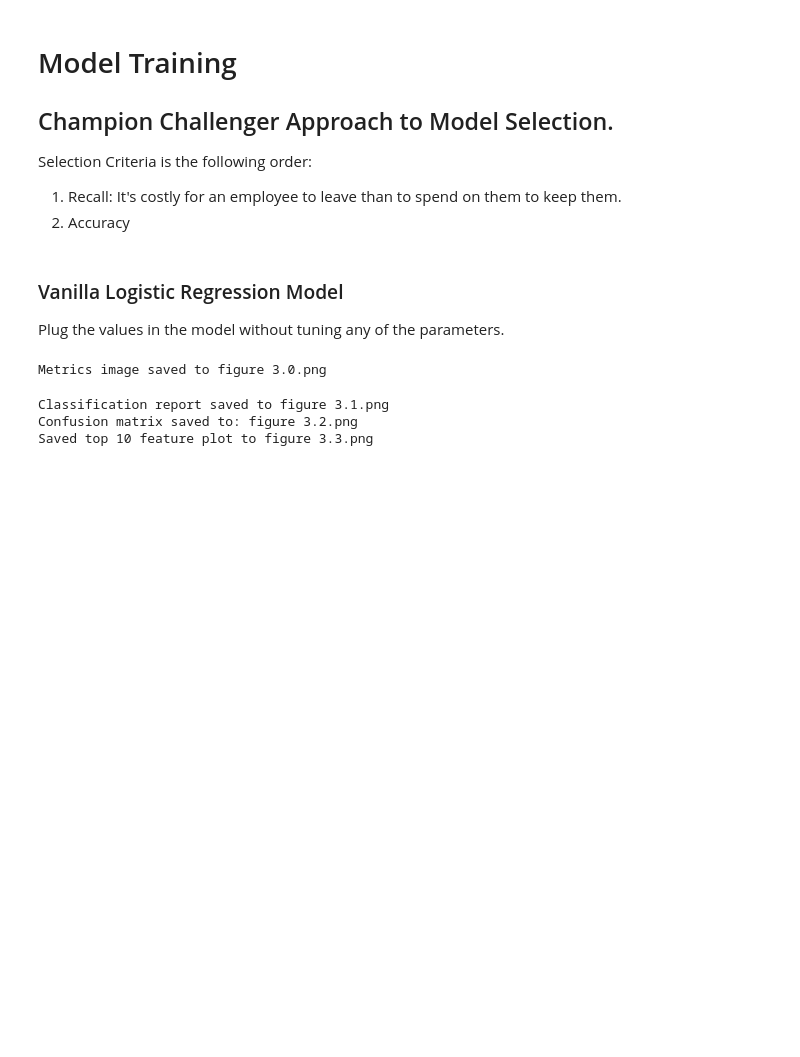
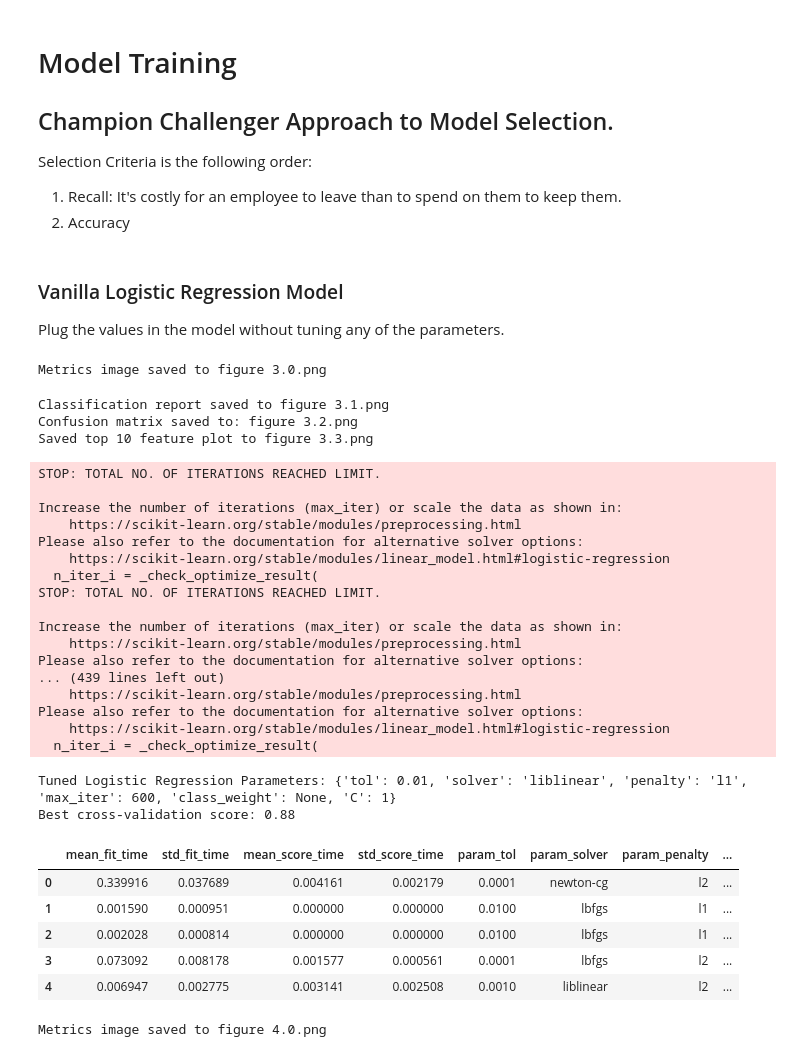
Before and after one commit to sumaila-ali/employee-attrition, a Jupyter notebook: Employeer Attrition.ipynb, the cells around one changed output. Saved outputs shown, nothing was run; the diff lists cells and outputs as text; code cells hidden in the pictures; blank space fills up the shorter version.

Commit message:
logistic regression built

```diff
--- a/Employeer Attrition.ipynb
+++ b/Employeer Attrition.ipynb
@@ -917,3 +916,61 @@ plot_top_features(logreg_vanilla, feature_names=features.columns, model_type='lo
 Classification report saved to figure 3.1.png
 Confusion matrix saved to: figure 3.2.png
 Saved top 10 feature plot to figure 3.3.png
+# %%
+param_grid = param_grid = {
+    'penalty': ['l1', 'l2', 'elasticnet', 'none'],
+    'C': [1e-4, 1e-3, 1e-2, 1e-1, 1, 10, 100, 1000, 1e4],
+    'solver': ['newton-cg', 'lbfgs', 'liblinear', 'sag', 'saga'],
+    'max_iter': [100, 200, 300, 400, 500, 600, 700, 800, 900, 1000],
+    'tol': [1e-4, 1e-3, 1e-2],
+    'class_weight': [None, 'balanced']
+}
+
+# Instantiate a logistic regression classifier
+logreg = LogisticRegression()
+
+# Instantiate the GRIDSEARCH object
+logreg_cv = RandomizedSearchCV(logreg,param_grid , cv=5, n_iter= 200, random_state=43, n_jobs= -1)
+
+# Fit it to the data
+logreg_cv.fit(X_train, y_train)
+
+# Print the tuned parameters and score
+print("Tuned Logistic Regression Parameters: {}".format(logreg_cv.best_params_))
+print('Best cross-validation score: {:.2f}'.format(logreg_cv.best_score_))
+
+results = pd.DataFrame(logreg_cv.cv_results_)
+file_name = 'Hyperparameter Search for Logistic Regression with Original Data.csv'
+display(results.head())
+results.to_csv(f'{file_name}', index = False)
+# %% [output]
+STOP: TOTAL NO. OF ITERATIONS REACHED LIMIT.
+
+Increase the number of iterations (max_iter) or scale the data as shown in:
+    https://scikit-learn.org/stable/modules/preprocessing.html
+Please also refer to the documentation for alternative solver options:
+    https://scikit-learn.org/stable/modules/linear_model.html#logistic-regression
+  n_iter_i = _check_optimize_result(
+STOP: TOTAL NO. OF ITERATIONS REACHED LIMIT.
+
+Increase the number of iterations (max_iter) or scale the data as shown in:
+    https://scikit-learn.org/stable/modules/preprocessing.html
+Please also refer to the documentation for alternative solver options:
+... (439 lines left out)
+    https://scikit-learn.org/stable/modules/preprocessing.html
+Please also refer to the documentation for alternative solver options:
+    https://scikit-learn.org/stable/modules/linear_model.html#logistic-regression
+  n_iter_i = _check_optimize_result(
+Tuned Logistic Regression Parameters: {'tol': 0.01, 'solver': 'liblinear', 'penalty': 'l1', 'max_iter': 600, 'class_weight': None, 'C': 1}
+Best cross-validation score: 0.88
+|  | mean_fit_time | std_fit_time | mean_score_time | std_score_time | param_tol | param_solver | param_penalty | ... |
+| 0 | 0.339916 | 0.037689 | 0.004161 | 0.002179 | 0.0001 | newton-cg | l2 | ... |
+| 1 | 0.001590 | 0.000951 | 0.000000 | 0.000000 | 0.0100 | lbfgs | l1 | ... |
+| 2 | 0.002028 | 0.000814 | 0.000000 | 0.000000 | 0.0100 | lbfgs | l1 | ... |
+| 3 | 0.073092 | 0.008178 | 0.001577 | 0.000561 | 0.0001 | lbfgs | l2 | ... |
+| 4 | 0.006947 | 0.002775 | 0.003141 | 0.002508 | 0.0010 | liblinear | l2 | ... |
+# %%
+logreg_tuned = LogisticRegression(**logreg_cv.best_params_)
+_ ,y_pred = evaluate_model(logreg_tuned, X_train, y_train, X_test, y_test,save_path='figure 4.0.png', model_name="Tuned Logistic Regression Model")
+# %% [output]
+Metrics image saved to figure 4.0.png
```
Also changed, not shown: parts of 17 cells of this notebook, 46 other files.
